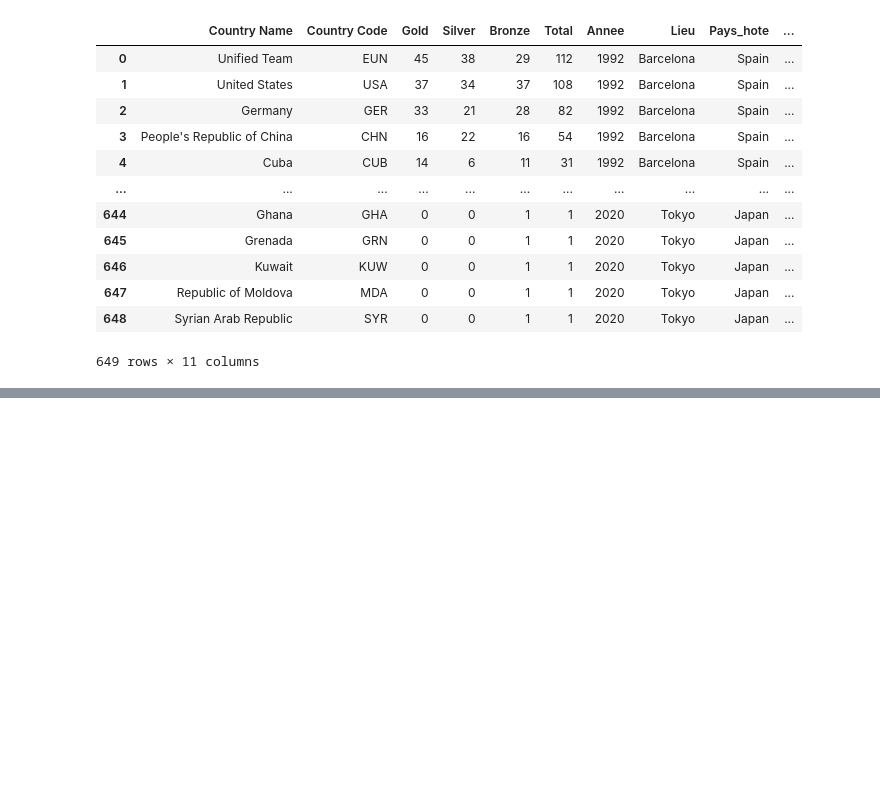
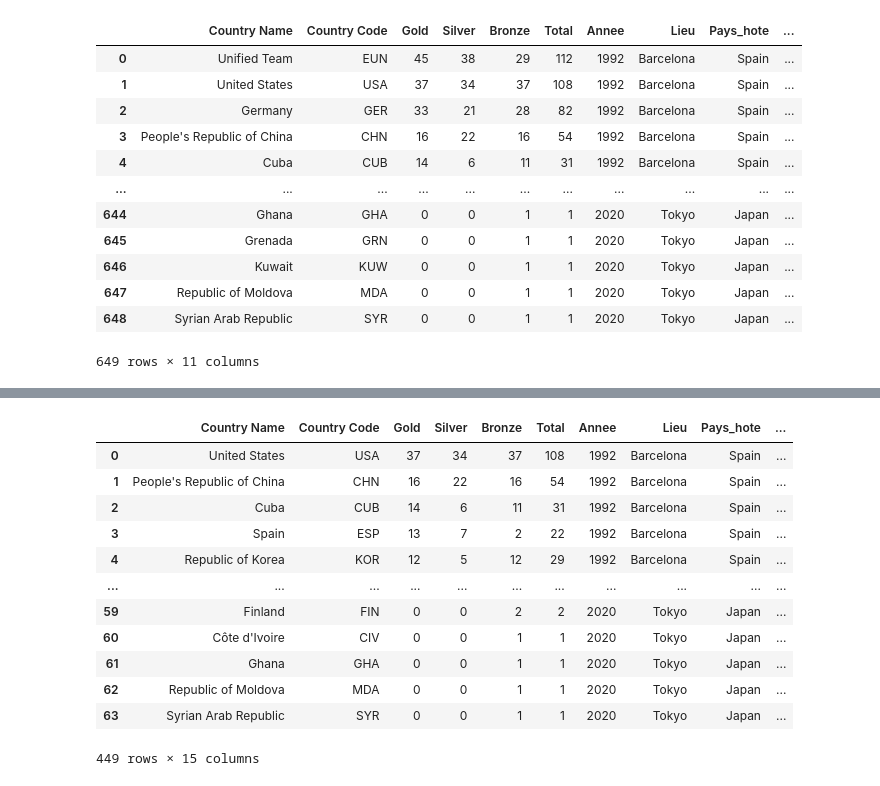
Before and after one commit to clemencebriodeau/Projet-python, a Jupyter notebook: Recuperation_donnees.ipynb, the cells around one changed output, grey strips where cells are left out. Cells and saved outputs as stored; diff of their text form; code cells hidden in the pictures; blank space fills up the shorter version.

```diff
--- a/Recuperation_donnees.ipynb
+++ b/Recuperation_donnees.ipynb
@@ -28,0 +109,12 @@ On importe le notebook sur lequel on a récupéré, en faisant du webscrapping,
+# %%
+#Ajout des années, lieux et pays hôte
+
+data_medailles[23] = pd.DataFrame.assign(data_medailles[23],Annee=1992,Lieu="Barcelona", Pays_hote="Spain", Code_pays_hote="ESP")
+data_medailles[24] = pd.DataFrame.assign(data_medailles[24],Annee=1996,Lieu="Atlanta", Pays_hote="United States", Code_pays_hote="USA")
+data_medailles[25] = pd.DataFrame.assign(data_medailles[25],Annee=2000,Lieu="Sydney", Pays_hote="Australia", Code_pays_hote="AUS")
+data_medailles[26] = pd.DataFrame.assign(data_medailles[26],Annee=2004,Lieu="Athina", Pays_hote="Greece", Code_pays_hote="GRE")
+data_medailles[53] = pd.DataFrame.assign(data_medailles[53],Annee=2008,Lieu="Beijing", Pays_hote="China", Code_pays_hote="CHN")
+data_medailles[54] = pd.DataFrame.assign(data_medailles[54],Annee=2012,Lieu="London", Pays_hote="Great Britain", Code_pays_hote="GBR")
+data_medailles[59] = pd.DataFrame.assign(data_medailles[59],Annee=2016,Lieu="Rio de Janeiro", Pays_hote="Brazil", Code_pays_hote="BRA")
+data_medailles[61] = pd.DataFrame.assign(data_medailles[61],Annee=2020,Lieu="Tokyo", Pays_hote="Japan", Code_pays_hote="JPN")
+data_medailles
@@ -28,0 +139,7 @@ On importe le notebook sur lequel on a récupéré, en faisant du webscrapping,
+# %%
+#conversion du dictionnaire en dataframe
+
+df_medailles = pd.DataFrame(columns=[])
+for i in np.array([23,24,25,26,53,54,59,61]):
+    df_medailles = pd.concat([df_medailles,data_medailles[i]])
+df_medailles
@@ -29,3 +160,6 @@ On importe le notebook sur lequel on a récupéré, en faisant du webscrapping,
+# %%
+df_medailles.reset_index(inplace=True) #la colonne des noms de pays était utilisée comme index, donc on réinitialise l'index
+df_medailles.rename({"index": "Country Name"}, axis=1, inplace=True)
 # %%
 df_medailles
 # %% [output]
@@ -415,0 +614,25 @@ df_medailles_copy
+# %%
+#On construit la base dans laquelle on a la population, le PIB par habitant, l'investissemet dans le sport et l'espérance de vie
+# à la naissance, pour l'année en cours
+
+df = pd.DataFrame(columns=[])
+
+for annee in df_medailles_copy['Annee'].unique():
+    df_merged = fonction_jointure(annee)
+    df = pd.concat([df, df_merged])
+
+df
+# %% [output]
+|  | Country Name | Country Code | Gold | Silver | Bronze | Total | Annee | Lieu | Pays_hote | ... |
+| 0 | United States | USA | 37 | 34 | 37 | 108 | 1992 | Barcelona | Spain | ... |
+| 1 | People's Republic of China | CHN | 16 | 22 | 16 | 54 | 1992 | Barcelona | Spain | ... |
+| 2 | Cuba | CUB | 14 | 6 | 11 | 31 | 1992 | Barcelona | Spain | ... |
+| 3 | Spain | ESP | 13 | 7 | 2 | 22 | 1992 | Barcelona | Spain | ... |
+| 4 | Republic of Korea | KOR | 12 | 5 | 12 | 29 | 1992 | Barcelona | Spain | ... |
+| ... | ... | ... | ... | ... | ... | ... | ... | ... | ... | ... |
+| 59 | Finland | FIN | 0 | 0 | 2 | 2 | 2020 | Tokyo | Japan | ... |
+| 60 | Côte d'Ivoire | CIV | 0 | 0 | 1 | 1 | 2020 | Tokyo | Japan | ... |
+| 61 | Ghana | GHA | 0 | 0 | 1 | 1 | 2020 | Tokyo | Japan | ... |
+| 62 | Republic of Moldova | MDA | 0 | 0 | 1 | 1 | 2020 | Tokyo | Japan | ... |
+| 63 | Syrian Arab Republic | SYR | 0 | 0 | 1 | 1 | 2020 | Tokyo | Japan | ... |
+449 rows × 15 columns
```
Also changed, not shown: parts of 17 cells of this notebook.
